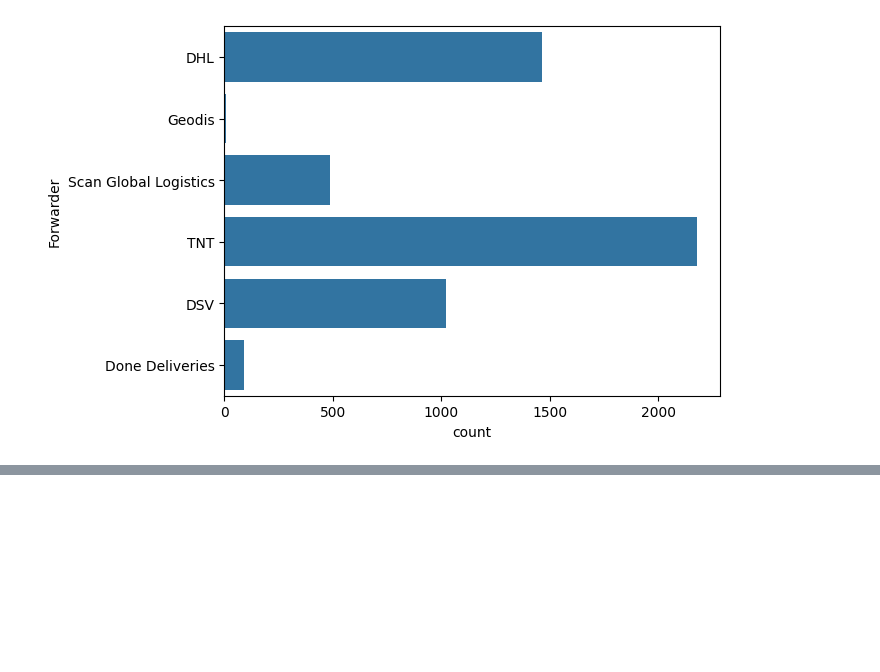
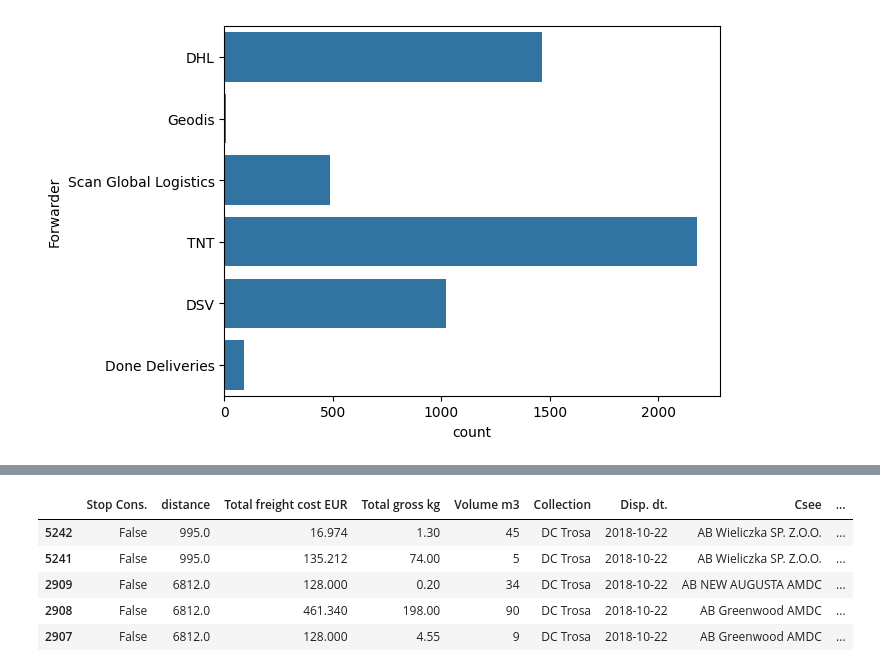
Before and after one commit to jDDDDDDDD/Logistyka, a Jupyter notebook: eda.ipynb, the cells around one changed output, grey strips where cells are left out. Cells and saved outputs as stored; diff of their text form; code cells hidden in the pictures; blank space fills up the shorter version.

```diff
--- a/eda.ipynb
+++ b/eda.ipynb
@@ -104,0 +129,10 @@ plt.show()
+# %%
+df['dow'] = df['Disp. dt.'].dt.dayofweek
+df.head()
+# %% [output]
+|  | Stop Cons. | distance | Total freight cost EUR | Total gross kg | Volume m3 | Collection | Disp. dt. | Csee | ... |
+| 5242 | False | 995.0 | 16.974 | 1.30 | 45 | DC Trosa | 2018-10-22 | AB Wieliczka SP. Z.O.O. | ... |
+| 5241 | False | 995.0 | 135.212 | 74.00 | 5 | DC Trosa | 2018-10-22 | AB Wieliczka SP. Z.O.O. | ... |
+| 2909 | False | 6812.0 | 128.000 | 0.20 | 34 | DC Trosa | 2018-10-22 | AB NEW AUGUSTA AMDC | ... |
+| 2908 | False | 6812.0 | 461.340 | 198.00 | 90 | DC Trosa | 2018-10-22 | AB Greenwood AMDC | ... |
+| 2907 | False | 6812.0 | 128.000 | 4.55 | 9 | DC Trosa | 2018-10-22 | AB Greenwood AMDC | ... |
```
Also changed, not shown: parts of 4 cells of this notebook.
